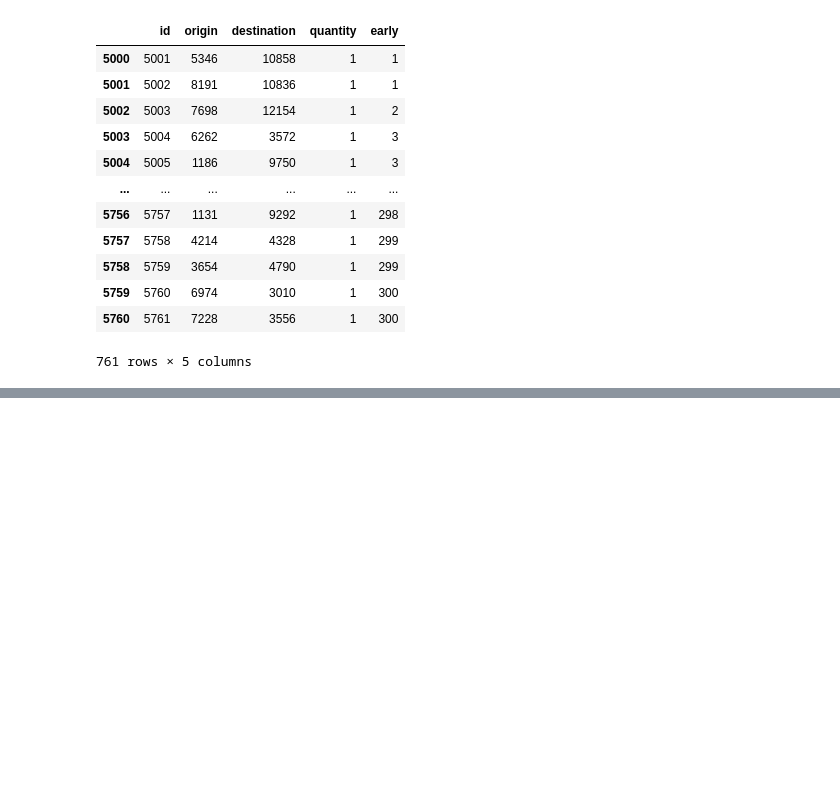
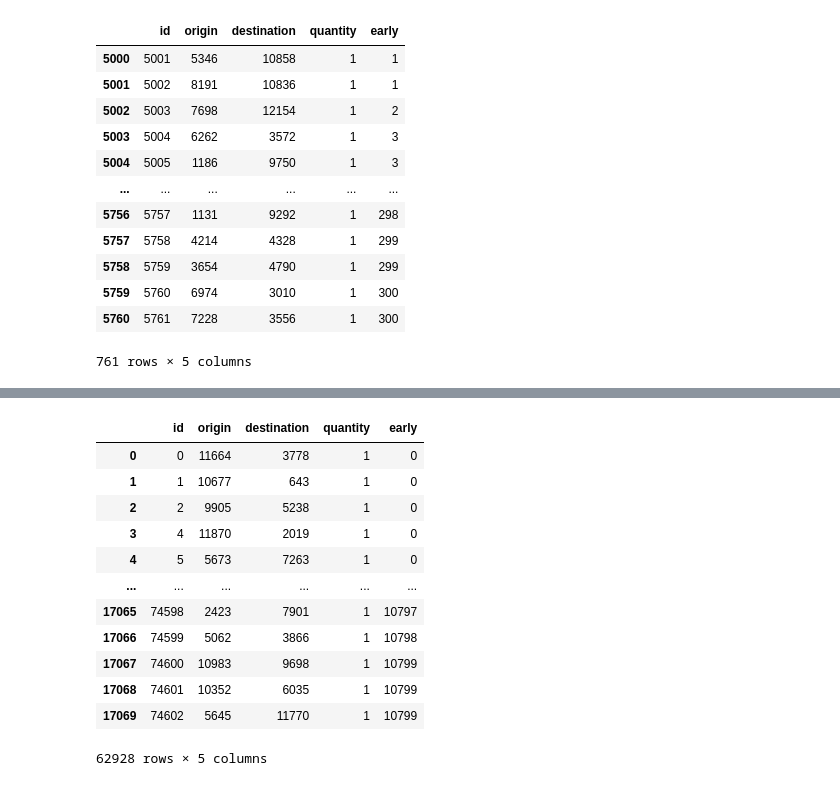
Before and after one commit to KeithAzzopardi1998/Datasets, a Jupyter notebook: creating_instances.ipynb, the cells around one changed output, grey strips where cells are left out. Drawn from its saved outputs; the diff is of its cells as text; code cells hidden in the pictures; blank space fills up the shorter version.

```diff
--- a/creating_instances.ipynb
+++ b/creating_instances.ipynb
@@ -134,0 +218,4 @@ jih.saveInstance('Manhattan/mny-9-5000.instance',customers,vehicles)
+# %%
+#the test instance will contain the first 3 hours of requests
+test_filenames = ["./Simonetto/filtered_nodeid/may5_hour%d.csv"%hour for hour in [0,1,2]]
+customers = csv_to_instance(test_filenames)
@@ -134,0 +225,17 @@ jih.saveInstance('Manhattan/mny-9-5000.instance',customers,vehicles)
+# %%
+customers['quantity']=1
+customers
+# %% [output]
+|  | id | origin | destination | quantity | early |
+| 0 | 0 | 11664 | 3778 | 1 | 0 |
+| 1 | 1 | 10677 | 643 | 1 | 0 |
+| 2 | 2 | 9905 | 5238 | 1 | 0 |
+| 3 | 4 | 11870 | 2019 | 1 | 0 |
+| 4 | 5 | 5673 | 7263 | 1 | 0 |
+| ... | ... | ... | ... | ... | ... |
+| 17065 | 74598 | 2423 | 7901 | 1 | 10797 |
+| 17066 | 74599 | 5062 | 3866 | 1 | 10798 |
+| 17067 | 74600 | 10983 | 9698 | 1 | 10799 |
+| 17068 | 74601 | 10352 | 6035 | 1 | 10799 |
+| 17069 | 74602 | 5645 | 11770 | 1 | 10799 |
+62928 rows × 5 columns
```
Also changed, not shown: parts of 8 cells of this notebook, 29 other files.
